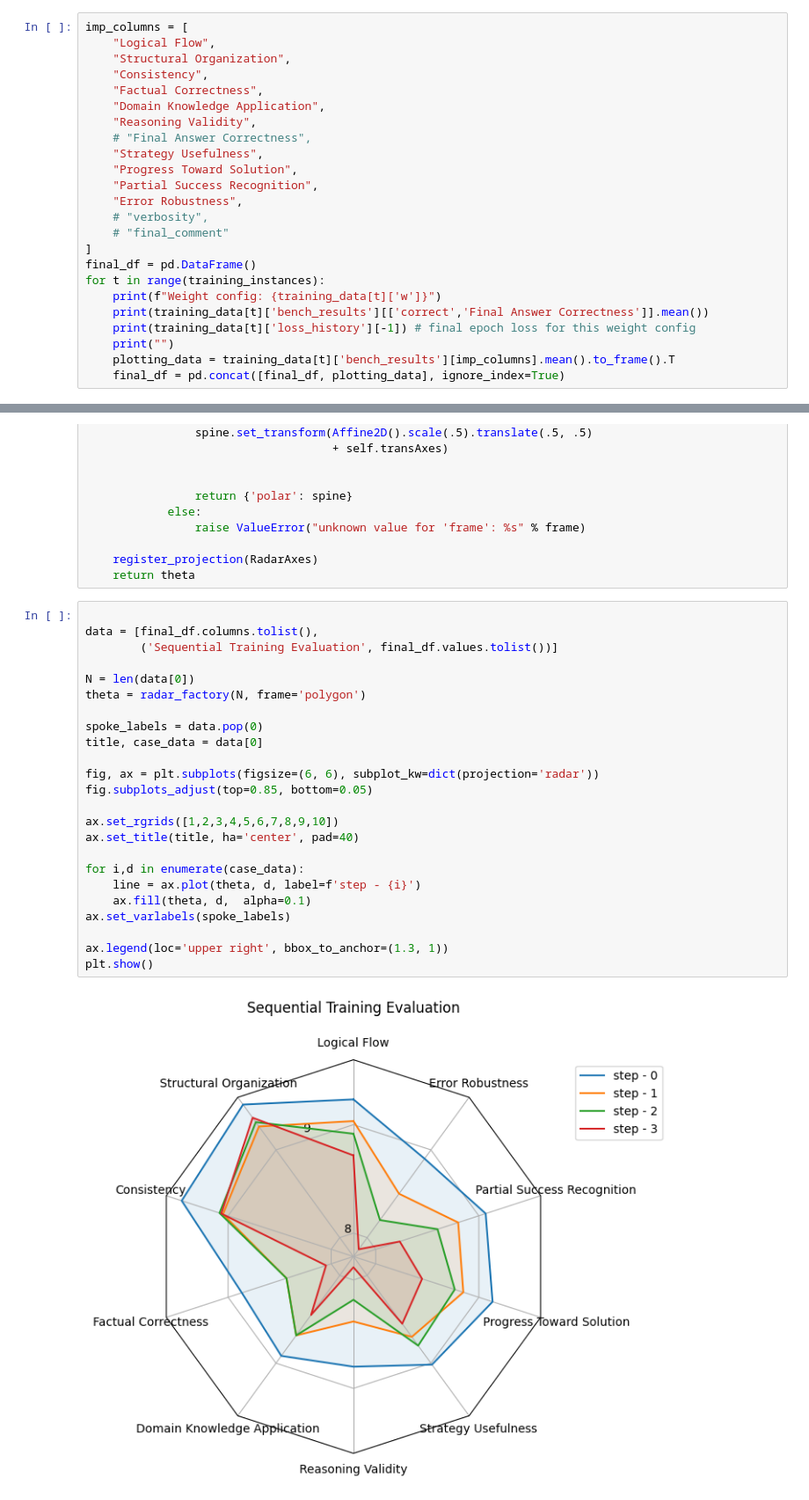
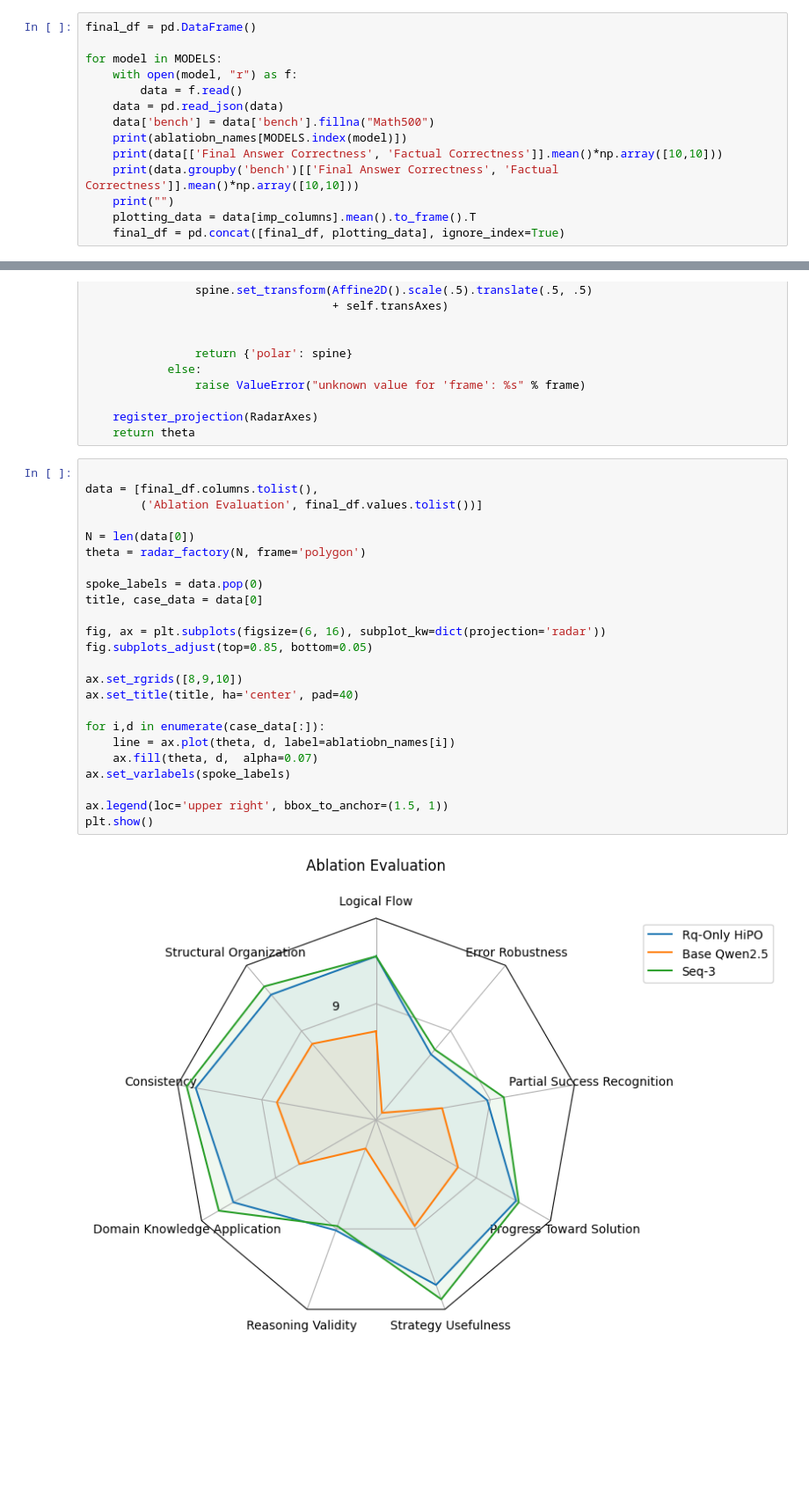
Before and after one commit to Death-Raider/MetaCognition, a Jupyter notebook: Stage_5_HiPO_1Pass/results.ipynb, the cells around one changed output, grey strips where cells are left out. Shown at 88% size. Drawn from its saved outputs; the diff is of its cells as text; blank space fills up the shorter version.

Commit message:
Stage_5_HiPO_1Pass completely working with results

```diff
--- a/Stage_5_HiPO_1Pass/results.ipynb
+++ b/Stage_5_HiPO_1Pass/results.ipynb
@@ -62,25 +46,15 @@ training_data[0]
 # %%
-imp_columns = [
-    "Logical Flow",
-    "Structural Organization",
-    "Consistency",
-    "Factual Correctness",
-    "Domain Knowledge Application",
-    "Reasoning Validity",
-    # "Final Answer Correctness",
-    "Strategy Usefulness",
-    "Progress Toward Solution",
-    "Partial Success Recognition",
-    "Error Robustness",
-    # "verbosity",
-    # "final_comment"
-]
 final_df = pd.DataFrame()
-for t in range(training_instances):
-    print(f"Weight config: {training_data[t]['w']}")
-    print(training_data[t]['bench_results'][['correct','Final Answer Correctness']].mean())
-    print(training_data[t]['loss_history'][-1]) # final epoch loss for this weight config
+
+for model in MODELS:
+    with open(model, "r") as f:
+        data = f.read()
+    data = pd.read_json(data)
+    data['bench'] = data['bench'].fillna("Math500")
+    print(ablatiobn_names[MODELS.index(model)])
+    print(data[['Final Answer Correctness', 'Factual Correctness']].mean()*np.array([10,10]))
+    print(data.groupby('bench')[['Final Answer Correctness', 'Factual Correctness']].mean()*np.array([10,10]))
     print("")
-    plotting_data = training_data[t]['bench_results'][imp_columns].mean().to_frame().T
+    plotting_data = data[imp_columns].mean().to_frame().T
     final_df = pd.concat([final_df, plotting_data], ignore_index=True)
 # %% [output]
@@ -219,29 +199,29 @@ def radar_factory(num_vars, frame='circle'):
 # %%
 
 data = [final_df.columns.tolist(),
-        ('Sequential Training Evaluation', final_df.values.tolist())]
+        ('Ablation Evaluation', final_df.values.tolist())]
 
 N = len(data[0])
 theta = radar_factory(N, frame='polygon')
 
 spoke_labels = data.pop(0)
 title, case_data = data[0]
 
-fig, ax = plt.subplots(figsize=(6, 6), subplot_kw=dict(projection='radar'))
+fig, ax = plt.subplots(figsize=(6, 16), subplot_kw=dict(projection='radar'))
 fig.subplots_adjust(top=0.85, bottom=0.05)
 
-ax.set_rgrids([1,2,3,4,5,6,7,8,9,10])
+ax.set_rgrids([8,9,10])
 ax.set_title(title, ha='center', pad=40)
 
-for i,d in enumerate(case_data):
-    line = ax.plot(theta, d, label=f'step - {i}')
-    ax.fill(theta, d,  alpha=0.1)
+for i,d in enumerate(case_data[:]):
+    line = ax.plot(theta, d, label=ablatiobn_names[i])
+    ax.fill(theta, d,  alpha=0.07)
 ax.set_varlabels(spoke_labels)
 
-ax.legend(loc='upper right', bbox_to_anchor=(1.3, 1))
+ax.legend(loc='upper right', bbox_to_anchor=(1.5, 1))
 plt.show()
 # %% [output]
-[figure, old version]
+[figure, new version]
 # %%
 plotting_data.values[:2]
 # %% [output]
```
Also changed, not shown: parts of 8 cells of this notebook, 16 other files.
